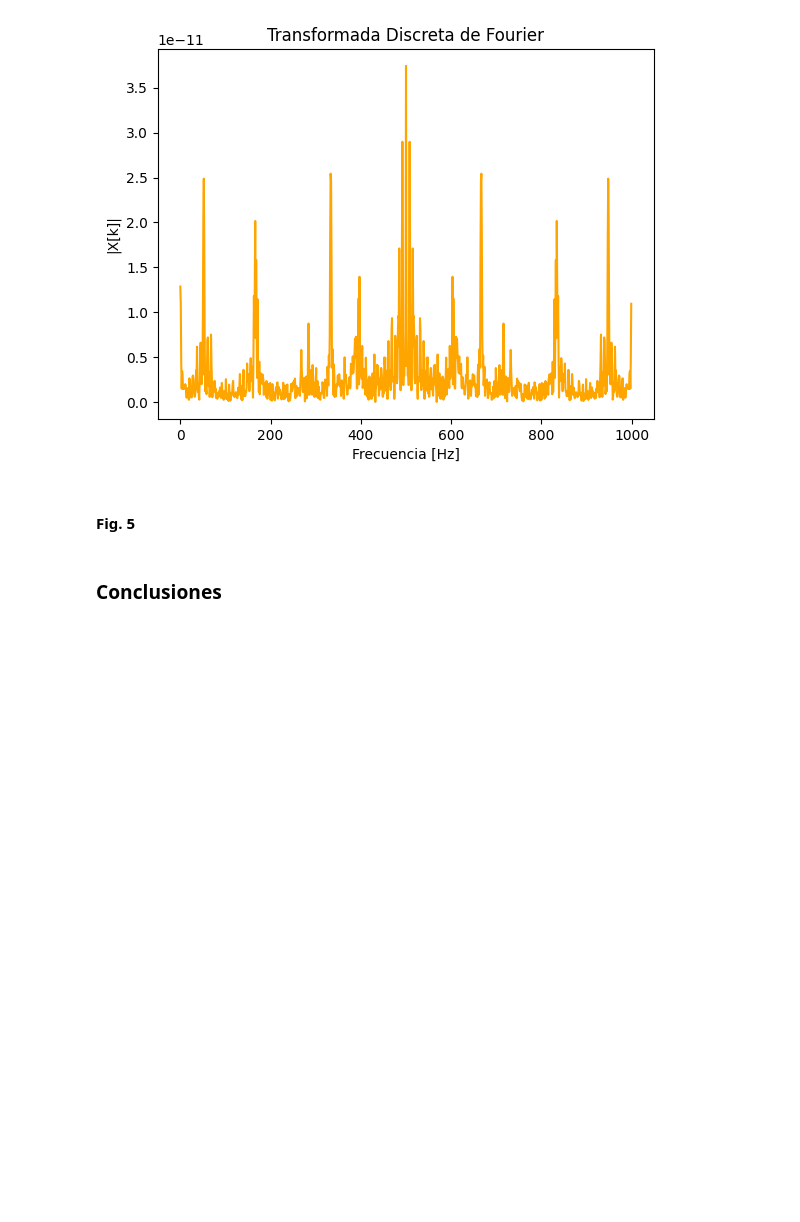
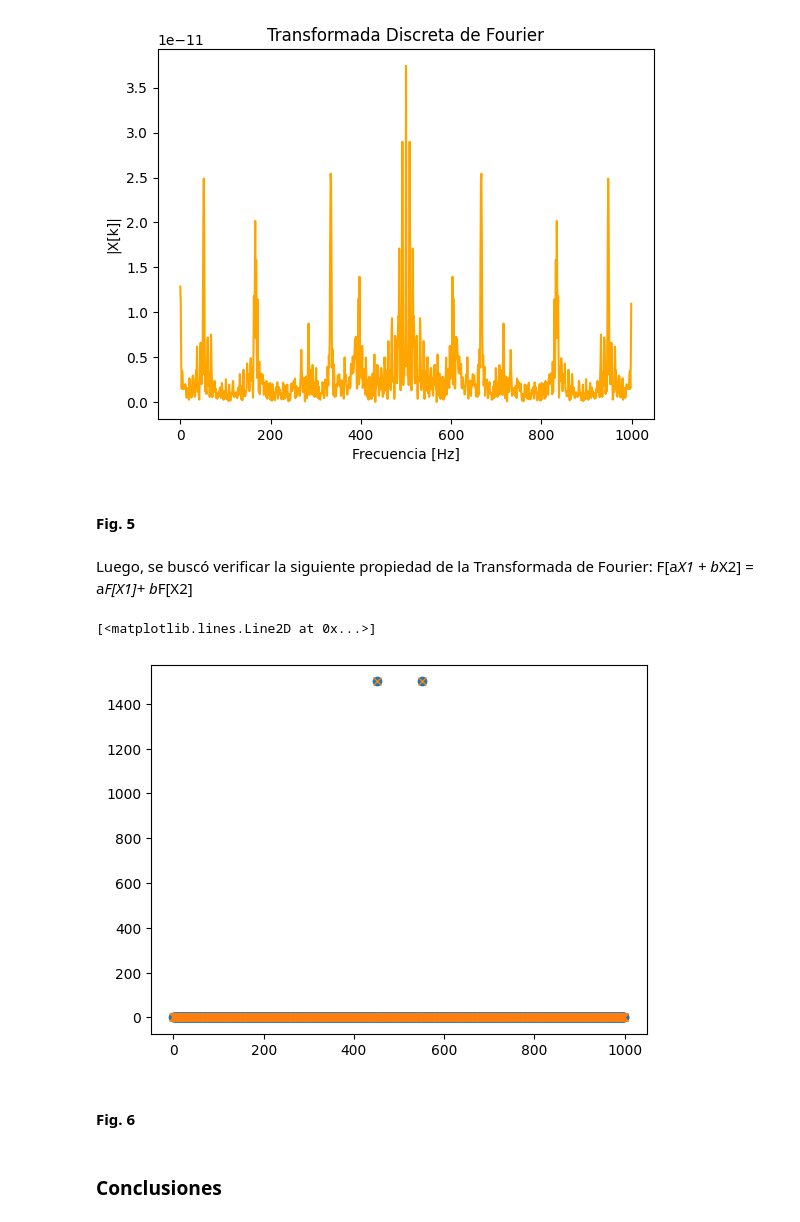
Before and after one commit to flalvarez/PDS, a Jupyter notebook: Cuadernos/TS2_DFT.ipynb, the cells around one changed output. Cells and saved outputs as stored; diff of their text form; code cells hidden in the pictures; blank space fills up the shorter version.

```diff
--- a/Cuadernos/TS2_DFT.ipynb
+++ b/Cuadernos/TS2_DFT.ipynb
@@ -122,8 +118,29 @@ plt.ylabel('|X[k]|')
 # %% [output]
 Text(0, 0.5, '|X[k]|')
 [figure]
-# %% [markdown]
-#### Fig. 5
+# %% [markdown]
+#### Fig. 5
+# %% [markdown]
+Luego, se buscó verificar la siguiente propiedad de la Transformada de Fourier: F[a*X1 + b*X2] = a*F[X1]+ b*F[X2]
+# %%
+tta, xxa = mi_funcion_sen( vmax = 1, dc = 0, ff = 450, ph=0, nn = N, fs = fs)
+ttb, xxb = mi_funcion_sen( vmax = 1, dc = 0, ff = 500, ph=0, nn = N, fs = fs)
+
+xxsum= 3*xxa+2*xxb
+
+XXa = mi_funcion_DFT(xxa)
+XXb = mi_funcion_DFT(xxb)
+
+XXsum = mi_funcion_DFT(xxsum) #F[a*X1 + b*X2]
+XXs = 3*XXa + 2*XXb #a*F[X1] + b*F[X2]
+
+plt.plot(f, np.abs(XXsum), 'o')
+plt.plot(f, np.abs(XXs), 'x')
+# %% [output]
+[<matplotlib.lines.Line2D at 0x...>]
+[figure, added]
+# %% [markdown]
+#### Fig. 6
 # %% [markdown]
 ### Conclusiones
 # %% [markdown]
```
Also changed, not shown: parts of 4 cells of this notebook.
